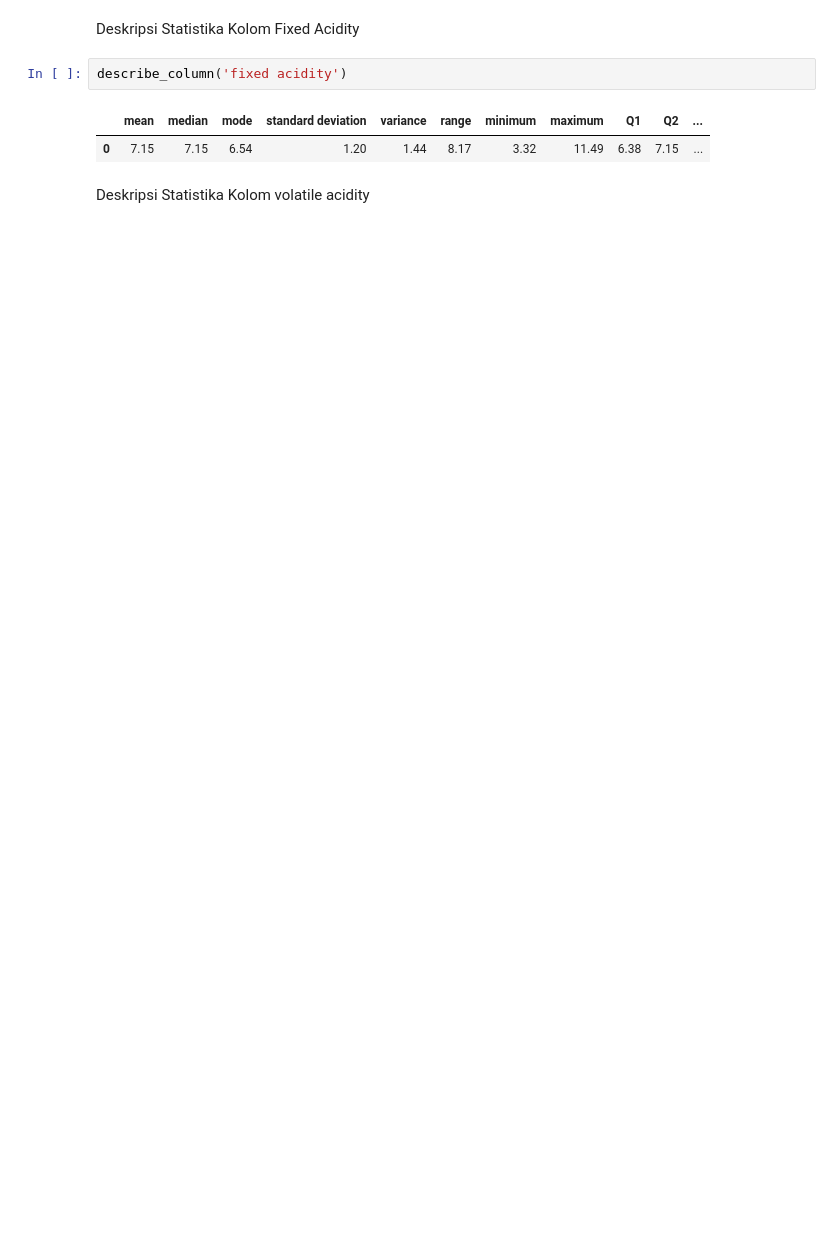
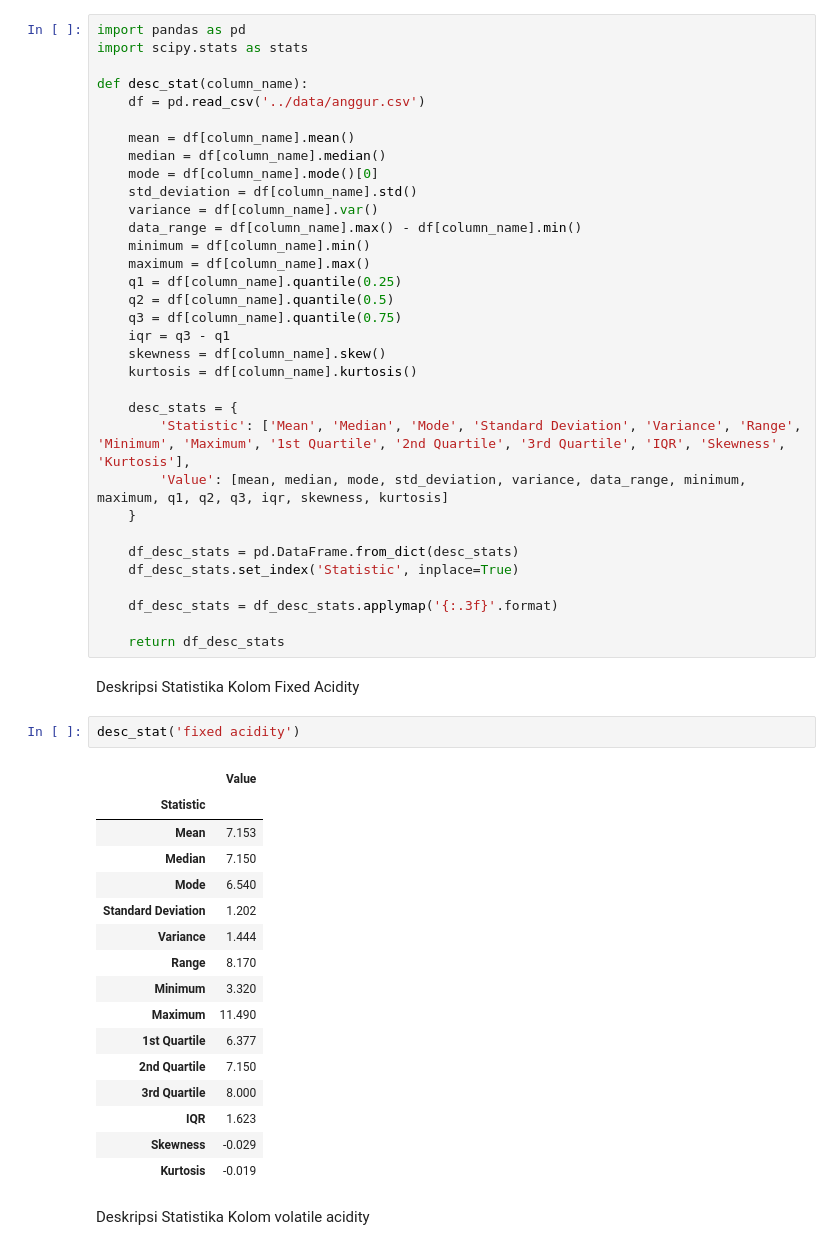
Before and after one commit to syauqijan/Tubes-Probstat, a Jupyter notebook: src/no1.ipynb, the cells around one changed output. Cells and saved outputs as stored; diff of their text form; blank space fills up the shorter version.

```diff
--- a/src/no1.ipynb
+++ b/src/no1.ipynb
@@ -93,10 +29,57 @@ def describe_column(column_name):
+# %%
+import pandas as pd
+import scipy.stats as stats
+
+def desc_stat(column_name):
+    df = pd.read_csv('../data/anggur.csv')
+
+    mean = df[column_name].mean()
+    median = df[column_name].median()
+    mode = df[column_name].mode()[0]
+    std_deviation = df[column_name].std()
+    variance = df[column_name].var()
+    data_range = df[column_name].max() - df[column_name].min()
+    minimum = df[column_name].min()
+    maximum = df[column_name].max()
+    q1 = df[column_name].quantile(0.25)
+    q2 = df[column_name].quantile(0.5)
+    q3 = df[column_name].quantile(0.75)
+    iqr = q3 - q1
+    skewness = df[column_name].skew()
+    kurtosis = df[column_name].kurtosis()
+
+    desc_stats = {
+        'Statistic': ['Mean', 'Median', 'Mode', 'Standard Deviation', 'Variance', 'Range', 'Minimum', 'Maximum', '1st Quartile', '2nd Quartile', '3rd Quartile', 'IQR', 'Skewness', 'Kurtosis'],
+        'Value': [mean, median, mode, std_deviation, variance, data_range, minimum, maximum, q1, q2, q3, iqr, skewness, kurtosis]
+    }
+
+    df_desc_stats = pd.DataFrame.from_dict(desc_stats)
+    df_desc_stats.set_index('Statistic', inplace=True)
+
+    df_desc_stats = df_desc_stats.applymap('{:.3f}'.format)
+
+    return df_desc_stats
 # %% [markdown]
 Deskripsi Statistika Kolom Fixed Acidity
 # %%
-describe_column('fixed acidity')
+desc_stat('fixed acidity')
 # %% [output]
-|  | mean | median | mode | standard deviation | variance | range | minimum | maximum | Q1 | Q2 | ... |
-| 0 | 7.15 | 7.15 | 6.54 | 1.20 | 1.44 | 8.17 | 3.32 | 11.49 | 6.38 | 7.15 | ... |
+|  | Value |
+| Statistic |  |
+| Mean | 7.153 |
+| Median | 7.150 |
+| Mode | 6.540 |
+| Standard Deviation | 1.202 |
+| Variance | 1.444 |
+| Range | 8.170 |
+| Minimum | 3.320 |
+| Maximum | 11.490 |
+| 1st Quartile | 6.377 |
+| 2nd Quartile | 7.150 |
+| 3rd Quartile | 8.000 |
+| IQR | 1.623 |
+| Skewness | -0.029 |
+| Kurtosis | -0.019 |
 # %% [markdown]
 Deskripsi Statistika Kolom volatile acidity
 # %%
```
Also changed, not shown: parts of 16 cells of this notebook, 5 other files.
